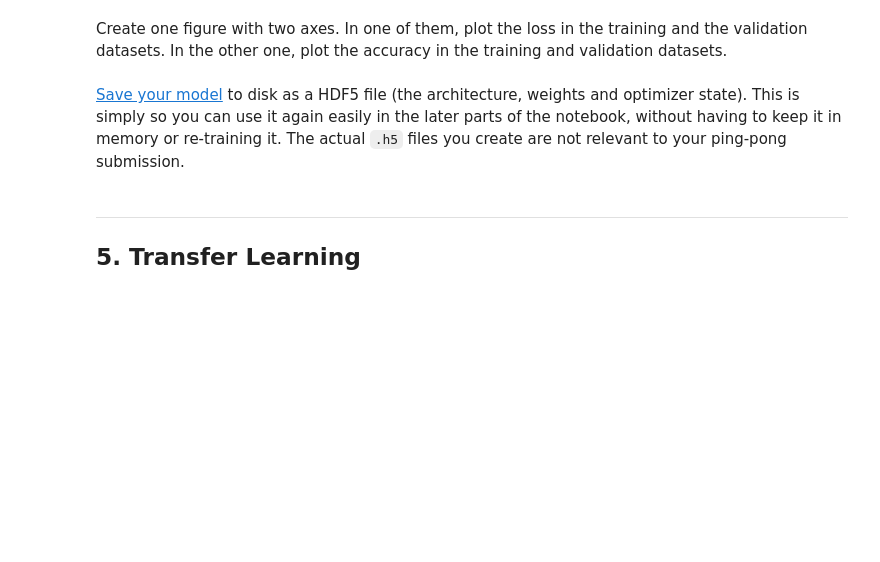
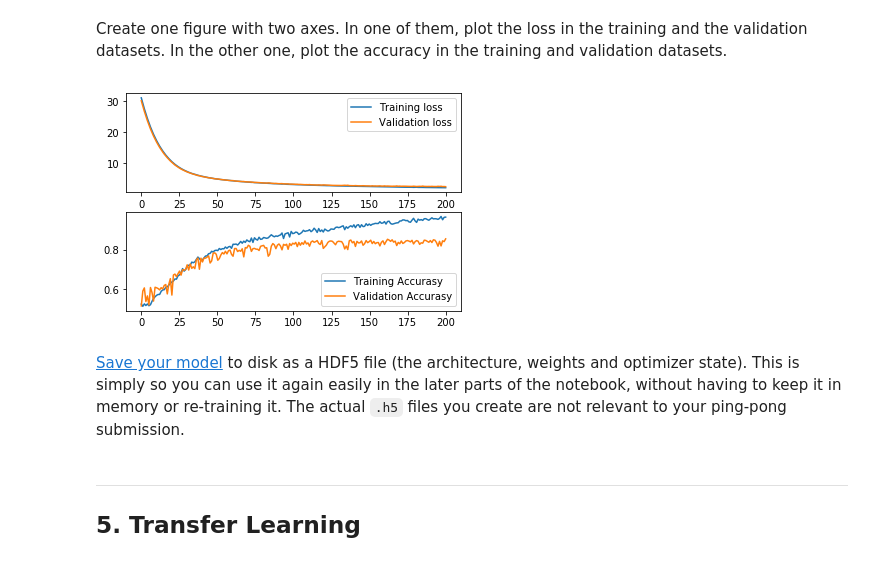
Before and after one commit to Umbriona/Deep-Neural-Network, a Jupyter notebook: Home Assignments/HA1/HA1.ipynb, the cells around one changed output. Cells and saved outputs as stored; diff of their text form; code cells hidden in the pictures; blank space fills up the shorter version.

```diff
--- a/Home Assignments/HA1/HA1.ipynb
+++ b/Home Assignments/HA1/HA1.ipynb
@@ -90,7 +92,7 @@ validation_path = 'small_val'
 test_path = 'test1'
 
 #Batch size
-batch_s = 32
+batch_s = 64
 
 #picture resolution/size
 img_hight = 224
@@ -283,10 +285,10 @@ improved_model.compile(Adam(lr=0.00001),loss='categorical_crossentropy',metrics=
 
 #model architecture overview
 improved_model.summary()
-
+tb = TensorBoard(log_dir='./logs/improved_setting')
 improved_history_graph = improved_model.fit_generator(train_batches, steps_per_epoch = 107,
                     validation_data = validation_batches,
-                    validation_steps = 50, epochs=200, verbose=2)
+                    validation_steps = 50, epochs=200, verbose=2, callbacks=[tb])
 
 # saving history data to file
 try:
@@ -470,4 +480,26 @@ Epoch 48/200
 # %% [markdown]
 Create one figure with two axes. In one of them, plot the loss in the training and the validation datasets. In the other one, plot the accuracy in the training and validation datasets.
+# %%
+path = r'C:\Users\sandr\Documents\Skola\Deep Neural Networks\Deep-Neural-Network\Home Assignments\HA1\Training history\Best'
+list_files = os.listdir(path)
+name = '\\History_graph_best ' +  str(len(list_files))
+with open(path + name + '.pkl', 'rb') as f:
+        history_graph = pickle.load(f)
+f.close()
+x = np.linspace(0,len(history_graph['loss']),len(history_graph['loss']))
+
+plt.subplot(2,1,1)
+plt.plot(x, history_graph['loss'])
+plt.plot(x, history_graph['val_loss'])
+plt.legend(['Training loss','Validation loss'])
+
+plt.subplot(2,1,2)
+plt.plot(x, history_graph['acc'])
+plt.plot(x, history_graph['val_acc'])
+plt.legend(['Training Accurasy','Validation Accurasy'])
+
+plt.show()
+# %% [output]
+[figure, added]
 # %% [markdown]
 [Save your model](https://keras.io/getting-started/faq/#how-can-i-save-a-keras-model) to disk as a HDF5 file (the architecture, weights and optimizer state). This is simply so you can use it again easily in the later parts of the notebook, without having to keep it in memory or re-training it. The actual `.h5` files you create are not relevant to your ping-pong submission.
```
Also changed, not shown: parts of 12 cells of this notebook, 12 other files.
